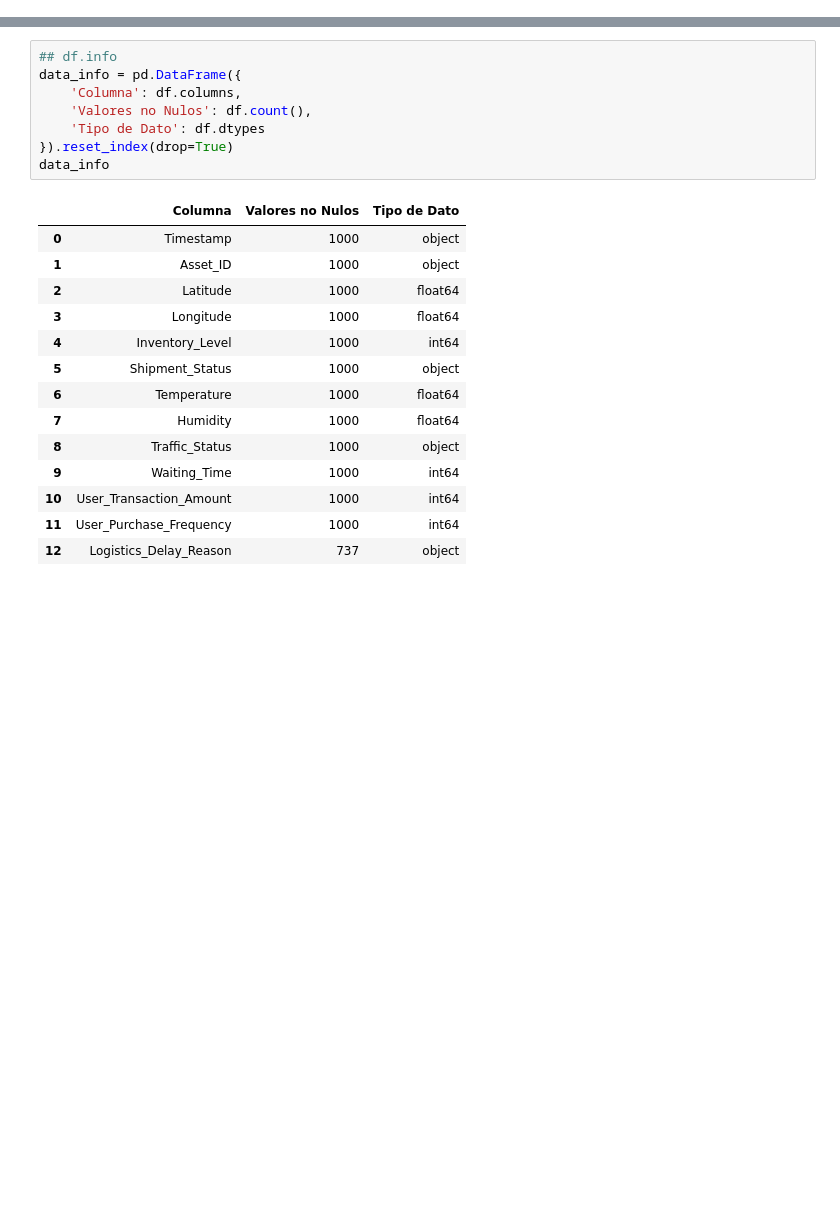
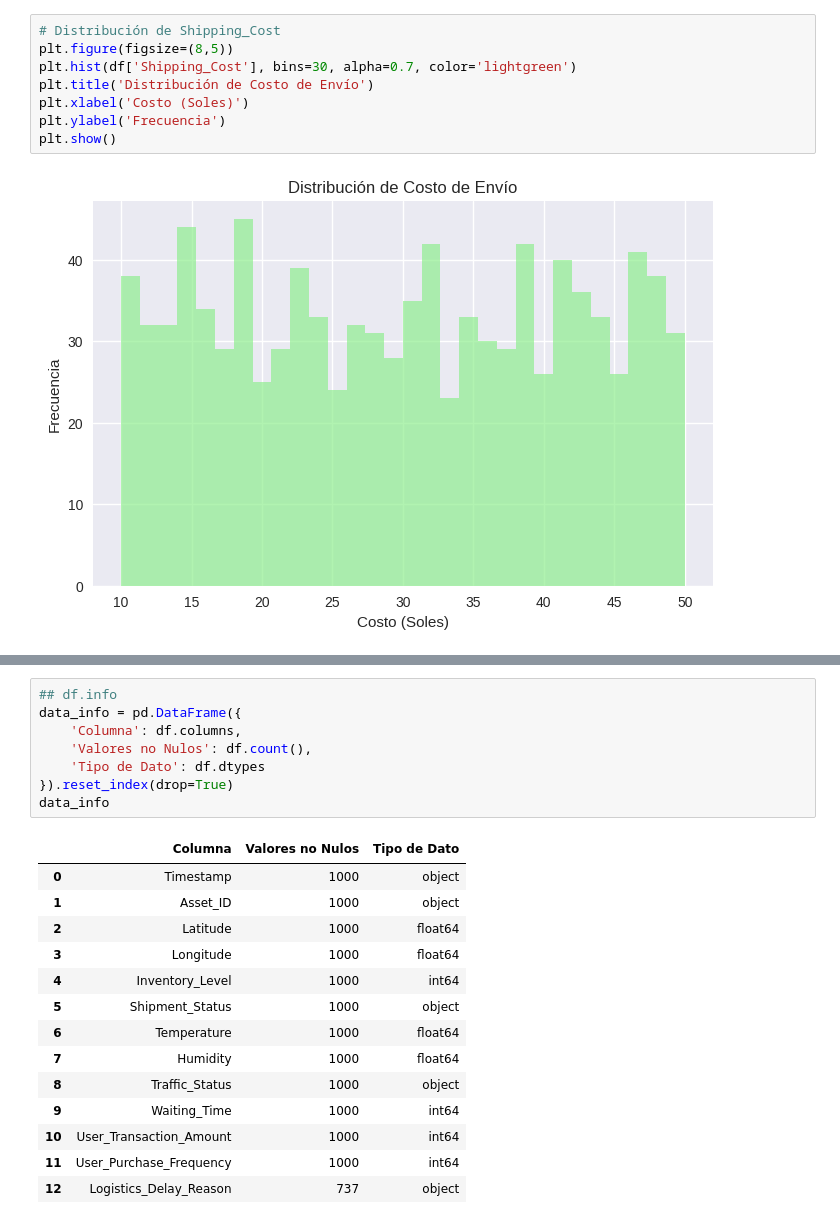
Before and after one commit to Vasco2510/CA2_PriceCalculator, a Jupyter notebook: abel_exploration.ipynb, the cells around one changed output, grey strips where cells are left out. Saved outputs shown, nothing was run; the diff lists cells and outputs as text; blank space fills up the shorter version.

```diff
--- a/abel_exploration.ipynb
+++ b/abel_exploration.ipynb
@@ -41,0 +227,10 @@ df.head(100)
+# %%
+# Distribución de Shipping_Cost
+plt.figure(figsize=(8,5))
+plt.hist(df['Shipping_Cost'], bins=30, alpha=0.7, color='lightgreen')
+plt.title('Distribución de Costo de Envío')
+plt.xlabel('Costo (Soles)')
+plt.ylabel('Frecuencia')
+plt.show()
+# %% [output]
+[figure, added]
```
Also changed, not shown: parts of 25 cells of this notebook.
